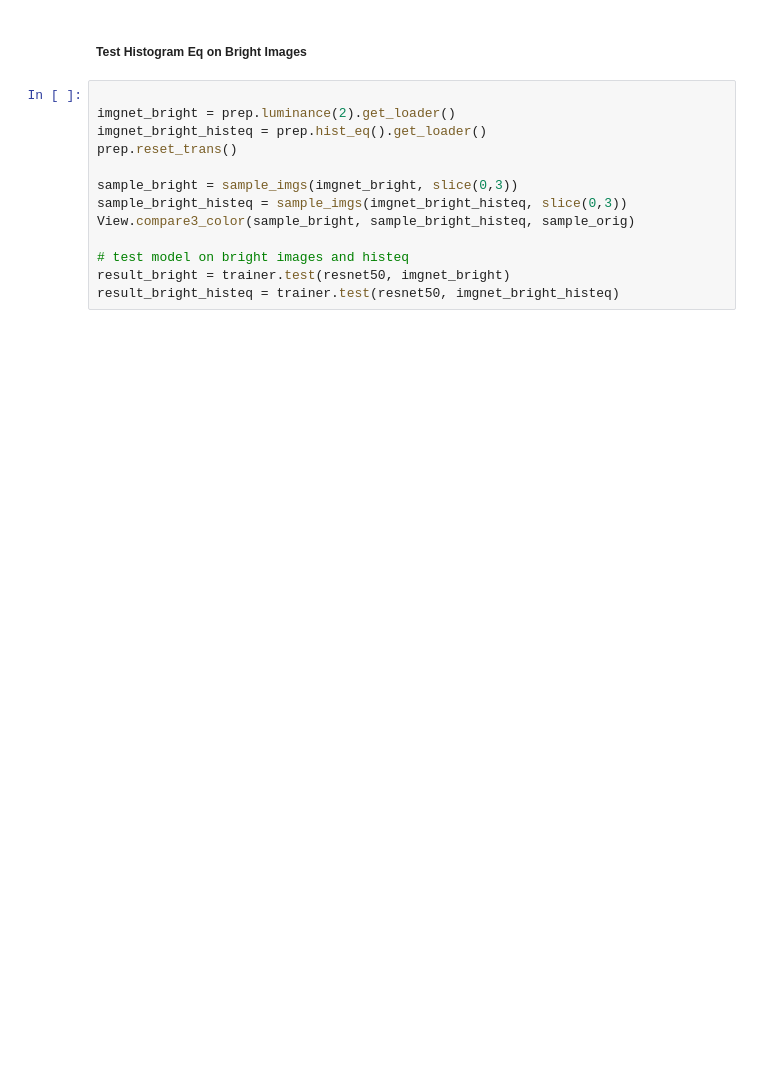
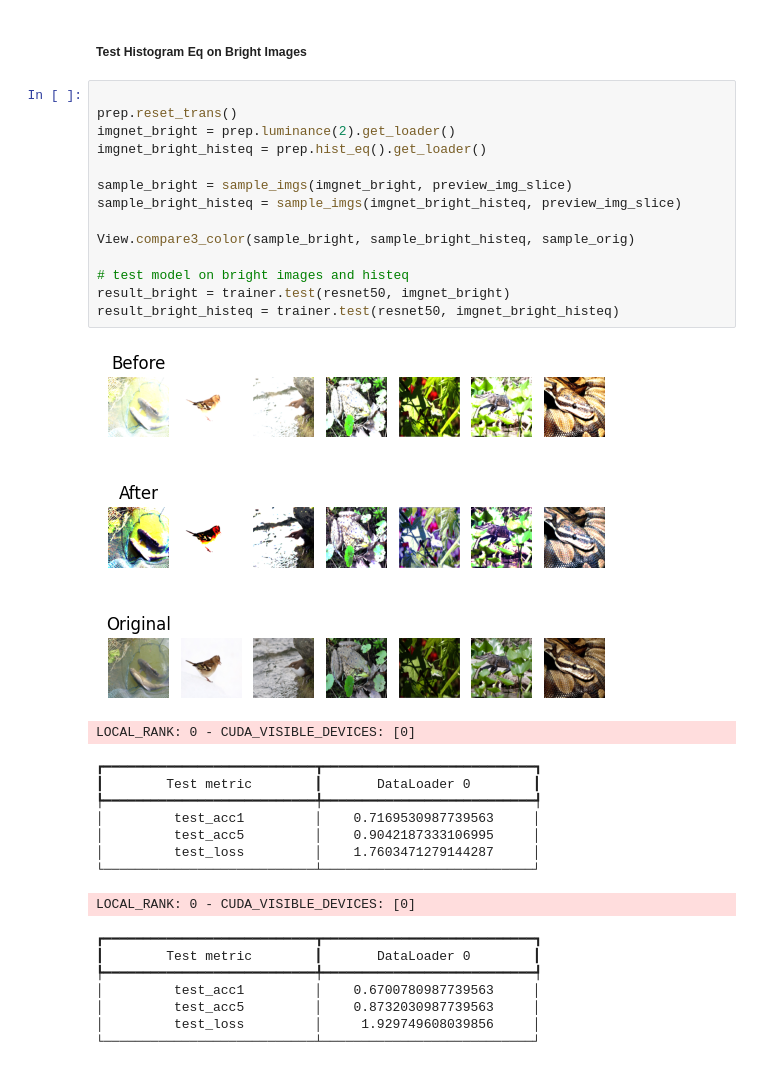
Before and after one commit to jjsuperpower/FIND, a Jupyter notebook: test_model.ipynb, the cells around one changed output. Drawn from its saved outputs; the diff is of its cells as text; blank space fills up the shorter version.

```diff
--- a/test_model.ipynb
+++ b/test_model.ipynb
@@ -47,14 +91,33 @@ result_dark_histeq = trainer.test(resnet50, imgnet_dark_histeq)
 ##### Test Histogram Eq on Bright Images
 # %%
 
+prep.reset_trans()
 imgnet_bright = prep.luminance(2).get_loader()
 imgnet_bright_histeq = prep.hist_eq().get_loader()
-prep.reset_trans()
 
-sample_bright = sample_imgs(imgnet_bright, slice(0,3))
-sample_bright_histeq = sample_imgs(imgnet_bright_histeq, slice(0,3))
+sample_bright = sample_imgs(imgnet_bright, preview_img_slice)
+sample_bright_histeq = sample_imgs(imgnet_bright_histeq, preview_img_slice)
+
 View.compare3_color(sample_bright, sample_bright_histeq, sample_orig)
 
 # test model on bright images and histeq
 result_bright = trainer.test(resnet50, imgnet_bright)
 result_bright_histeq = trainer.test(resnet50, imgnet_bright_histeq)
+# %% [output]
+[figure, added]
+LOCAL_RANK: 0 - CUDA_VISIBLE_DEVICES: [0]
+┏━━━━━━━━━━━━━━━━━━━━━━━━━━━┳━━━━━━━━━━━━━━━━━━━━━━━━━━━┓
+┃        Test metric        ┃       DataLoader 0        ┃
+┡━━━━━━━━━━━━━━━━━━━━━━━━━━━╇━━━━━━━━━━━━━━━━━━━━━━━━━━━┩
+│         test_acc1         │    0.7169530987739563     │
+│         test_acc5         │    0.9042187333106995     │
+│         test_loss         │    1.7603471279144287     │
+└───────────────────────────┴───────────────────────────┘
+LOCAL_RANK: 0 - CUDA_VISIBLE_DEVICES: [0]
+┏━━━━━━━━━━━━━━━━━━━━━━━━━━━┳━━━━━━━━━━━━━━━━━━━━━━━━━━━┓
+┃        Test metric        ┃       DataLoader 0        ┃
+┡━━━━━━━━━━━━━━━━━━━━━━━━━━━╇━━━━━━━━━━━━━━━━━━━━━━━━━━━┩
+│         test_acc1         │    0.6700780987739563     │
+│         test_acc5         │    0.8732030987739563     │
+│         test_loss         │     1.929749608039856     │
+└───────────────────────────┴───────────────────────────┘
```
Also changed, not shown: parts of 10 cells of this notebook, 3 other files.
